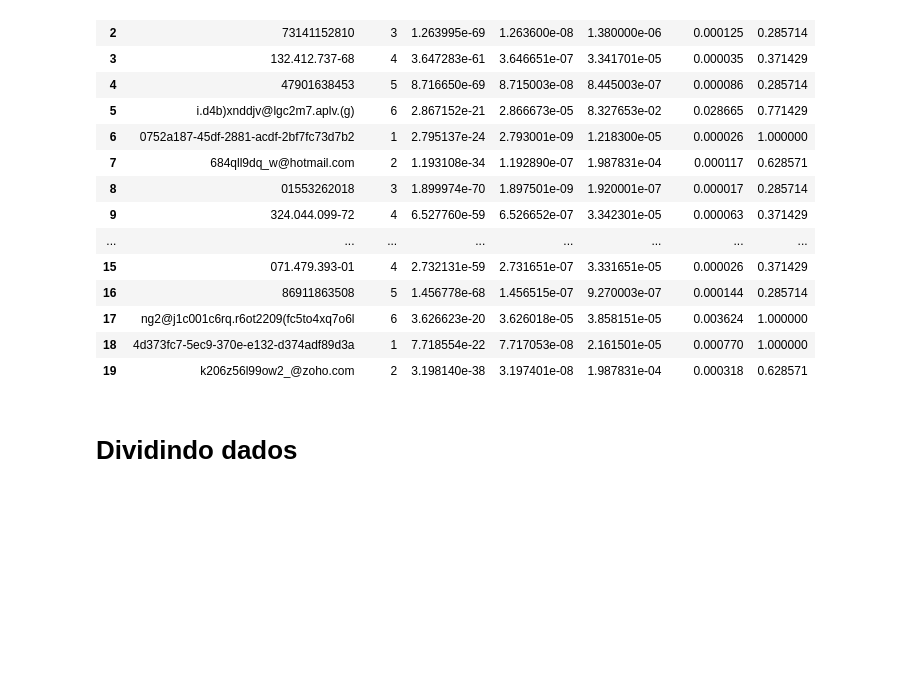
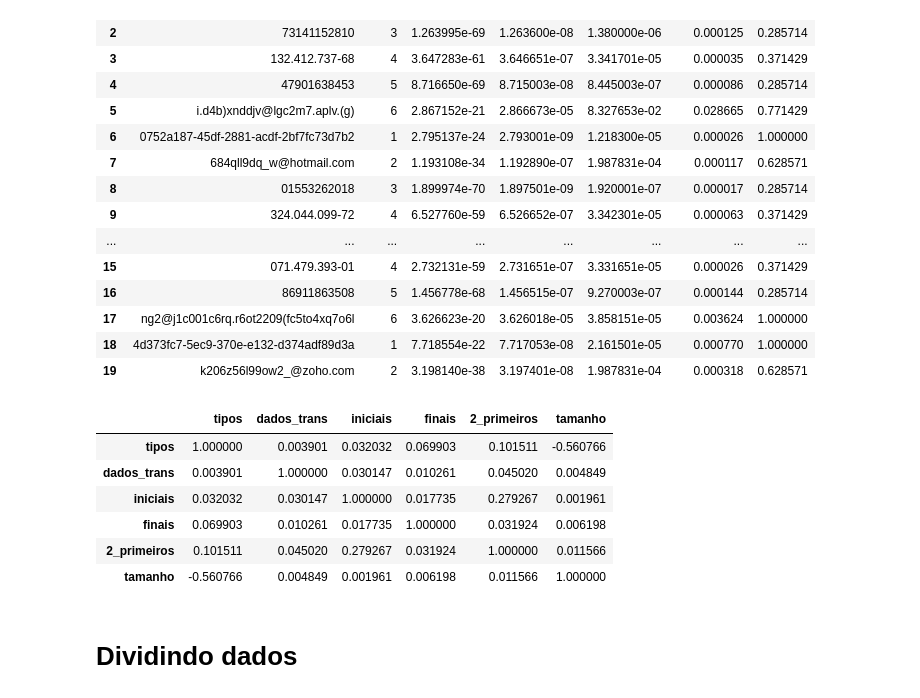
Before and after one commit to A1b3rt0M3rcad0/automacao_pagamento, a Jupyter notebook: modelo_e_treinamento.ipynb, the cells around one changed output. Saved outputs shown, nothing was run; the diff lists cells and outputs as text; code cells hidden in the pictures; blank space fills up the shorter version.

```diff
--- a/modelo_e_treinamento.ipynb
+++ b/modelo_e_treinamento.ipynb
@@ -110,6 +110,16 @@ df_normalizado.head(20)
 | 17 | ng2@j1c001c6rq.r6ot2209(fc5to4xq7o6l | 6 | 3.626623e-20 | 3.626018e-05 | 3.858151e-05 | 0.003624 | 1.000000 |
 | 18 | 4d373fc7-5ec9-370e-e132-d374adf89d3a | 1 | 7.718554e-22 | 7.717053e-08 | 2.161501e-05 | 0.000770 | 1.000000 |
 | 19 | k206z56l99ow2_@zoho.com | 2 | 3.198140e-38 | 3.197401e-08 | 1.987831e-04 | 0.000318 | 0.628571 |
+# %%
+df_normalizado.corr()
+# %% [output]
+|  | tipos | dados_trans | iniciais | finais | 2_primeiros | tamanho |
+| tipos | 1.000000 | 0.003901 | 0.032032 | 0.069903 | 0.101511 | -0.560766 |
+| dados_trans | 0.003901 | 1.000000 | 0.030147 | 0.010261 | 0.045020 | 0.004849 |
+| iniciais | 0.032032 | 0.030147 | 1.000000 | 0.017735 | 0.279267 | 0.001961 |
+| finais | 0.069903 | 0.010261 | 0.017735 | 1.000000 | 0.031924 | 0.006198 |
+| 2_primeiros | 0.101511 | 0.045020 | 0.279267 | 0.031924 | 1.000000 | 0.011566 |
+| tamanho | -0.560766 | 0.004849 | 0.001961 | 0.006198 | 0.011566 | 1.000000 |
 # %% [markdown]
 # Dividindo dados
 # %%
```
Also changed, not shown: parts of 7 cells of this notebook, 4 other files.
